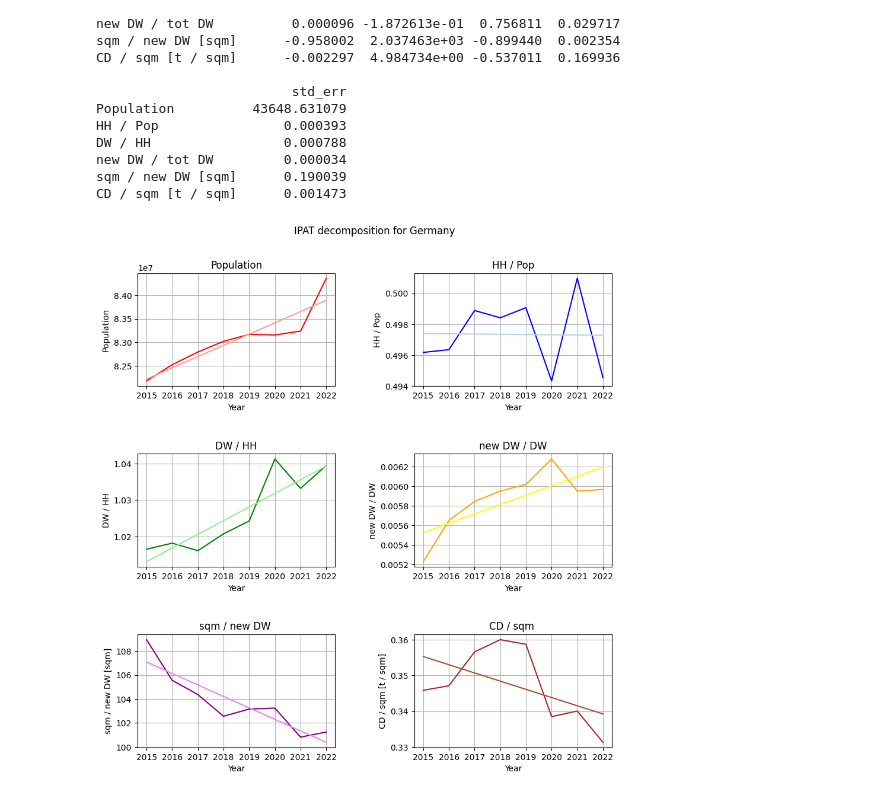
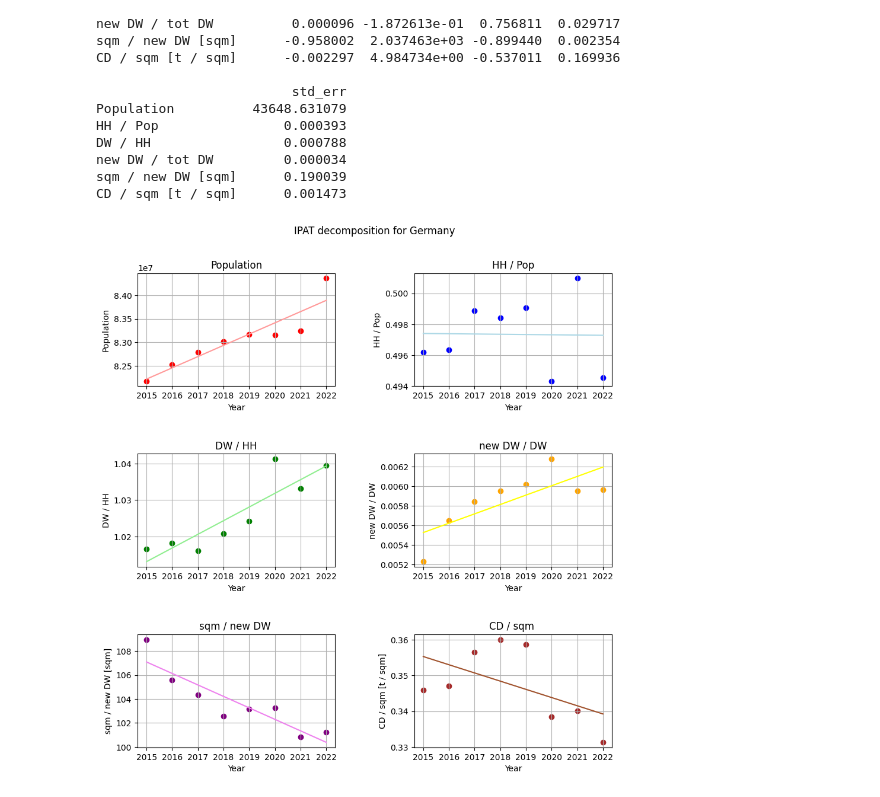
Before and after one commit to pietropecchini/Economic-Growth-and-Sustainability, a Jupyter notebook: analysis.ipynb, the cells around one changed output. Saved outputs shown, nothing was run; the diff lists cells and outputs as text; code cells hidden in the pictures.

```diff
--- a/analysis.ipynb
+++ b/analysis.ipynb
@@ -122,7 +122,7 @@ fig, axs = plt.subplots(3, 2, figsize=(10, 10))
 fig.suptitle('IPAT decomposition for Germany')
 plt.subplots_adjust(left=0.1, bottom=0.1, right=0.9, top=0.9, wspace=0.4, hspace=0.6)
 
-axs[0, 0].plot(ipat['Population'], color='red')
+axs[0, 0].scatter(ipat.index,ipat['Population'], color='red', marker='o')
 axs[0, 0].plot(ipat.index, ipat_regression_df['slope']['Population']*ipat.index + ipat_regression_df['intercept']['Population'], color=(1.0, 0.6, 0.6))
 axs[0, 0].set_title('Population')
 axs[0,0].set_ylabel('Population')
@@ -130,7 +130,7 @@ axs[0,0].set_xlabel('Year')
 axs[0,0].set_xticks(range(int(axs[0,0].get_xlim()[0])+1, int(axs[0,0].get_xlim()[1]) + 1))
 axs[0,0].grid()
 
-axs[0, 1].plot(ipat['HH / Pop'], color='blue')
+axs[0, 1].scatter(ipat.index,ipat['HH / Pop'], color='blue', marker='o')
 axs[0, 1].plot(ipat.index, ipat_regression_df['slope']['HH / Pop']*ipat.index + ipat_regression_df['intercept']['HH / Pop'], color='lightblue')
 axs[0, 1].set_title('HH / Pop')
 axs[0,1].set_ylabel('HH / Pop')
@@ -138,38 +138,38 @@ axs[0,1].set_xlabel('Year')
 axs[0,1].set_xticks(range(int(axs[0,1].get_xlim()[0])+1, int(axs[0,1].get_xlim()[1]) + 1))
 axs[0,1].grid()
 
-axs[1, 0].plot(ipat['DW / HH'], color='green')
+axs[1, 0].scatter(ipat.index,ipat['DW / HH'], color='green', marker='o')
 axs[1, 0].plot(ipat.index, ipat_regression_df['slope']['DW / HH']*ipat.index + ipat_regression_df['intercept']['DW / HH'], color='lightgreen')
 axs[1, 0].set_title('DW / HH')
 axs[1,0].set_ylabel('DW / HH')
 axs[1,0].set_xlabel('Year')
 axs[1,0].set_xticks(range(int(axs[1,0].get_xlim()[0])+1, int(axs[1,0].get_xlim()[1]) + 1))
 axs[1,0].grid()
 
-axs[1, 1].plot(ipat['new DW / tot DW'], color='orange')
+axs[1, 1].scatter(ipat.index,ipat['new DW / tot DW'], color='orange', marker='o')
 axs[1, 1].plot(ipat.index, ipat_regression_df['slope']['new DW / tot DW']*ipat.index + ipat_regression_df['intercept']['new DW / tot DW'], color='yellow')
 axs[1, 1].set_title('new DW / DW')
 axs[1,1].set_ylabel('new DW / DW')
 axs[1,1].set_xlabel('Year')
 axs[1,1].set_xticks(range(int(axs[1,1].get_xlim()[0])+1, int(axs[1,1].get_xlim()[1]) + 1))
 axs[1,1].grid()
 
-axs[2, 0].plot(ipat['sqm / new DW [sqm]'], color='purple')
+axs[2, 0].scatter(ipat.index,ipat['sqm / new DW [sqm]'], color='purple',marker='o')
 axs[2, 0].plot(ipat.index, ipat_regression_df['slope']['sqm / new DW [sqm]']*ipat.index + ipat_regression_df['intercept']['sqm / new DW [sqm]'], color='violet')
 axs[2, 0].set_title('sqm / new DW ')
 axs[2,0].set_ylabel('sqm / new DW [sqm]')
 axs[2,0].set_xlabel('Year')
 axs[2,0].set_xticks(range(int(axs[2,0].get_xlim()[0])+1, int(axs[2,0].get_xlim()[1]) + 1))
 axs[2,0].grid()
 
-axs[2, 1].plot(ipat['CD / sqm [t / sqm]'], color='brown')
+axs[2, 1].scatter(ipat.index,ipat['CD / sqm [t / sqm]'], color='brown', marker='o')
 axs[2, 1].plot(ipat.index, ipat_regression_df['slope']['CD / sqm [t / sqm]']*ipat.index + ipat_regression_df['intercept']['CD / sqm [t / sqm]'], color='sienna')
 axs[2, 1].set_title('CD / sqm ')
 axs[2,1].set_ylabel('CD / sqm [t / sqm]')
 axs[2,1].set_xlabel('Year')
 axs[2,1].set_xticks(range(int(axs[2,1].get_xlim()[0])+1, int(axs[2,1].get_xlim()[1]) + 1))
 axs[2,1].grid()
 
 plt.show()
 # %% [output]
-[figure, old version]
+[figure, new version]
```
Also changed, not shown: parts of 1 cell of this notebook.
